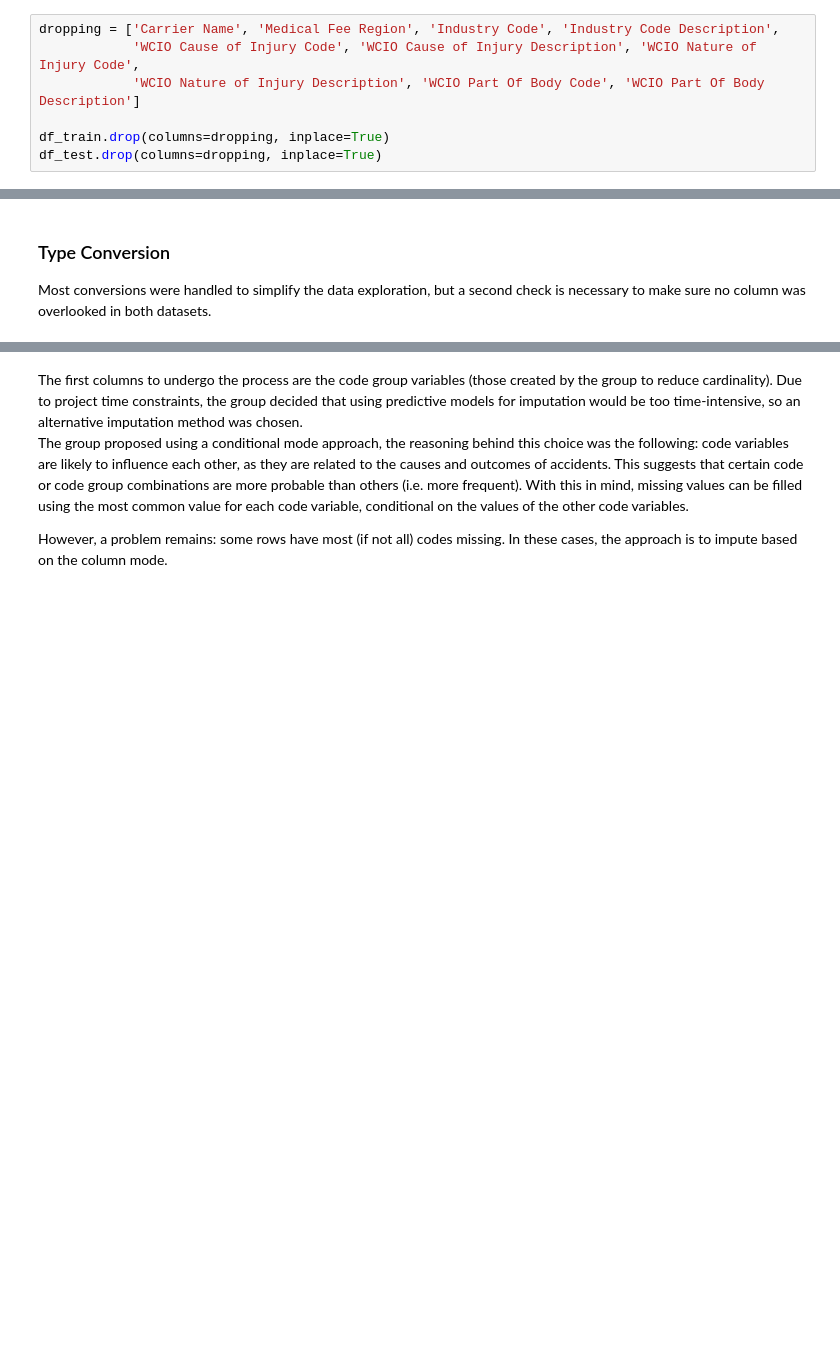
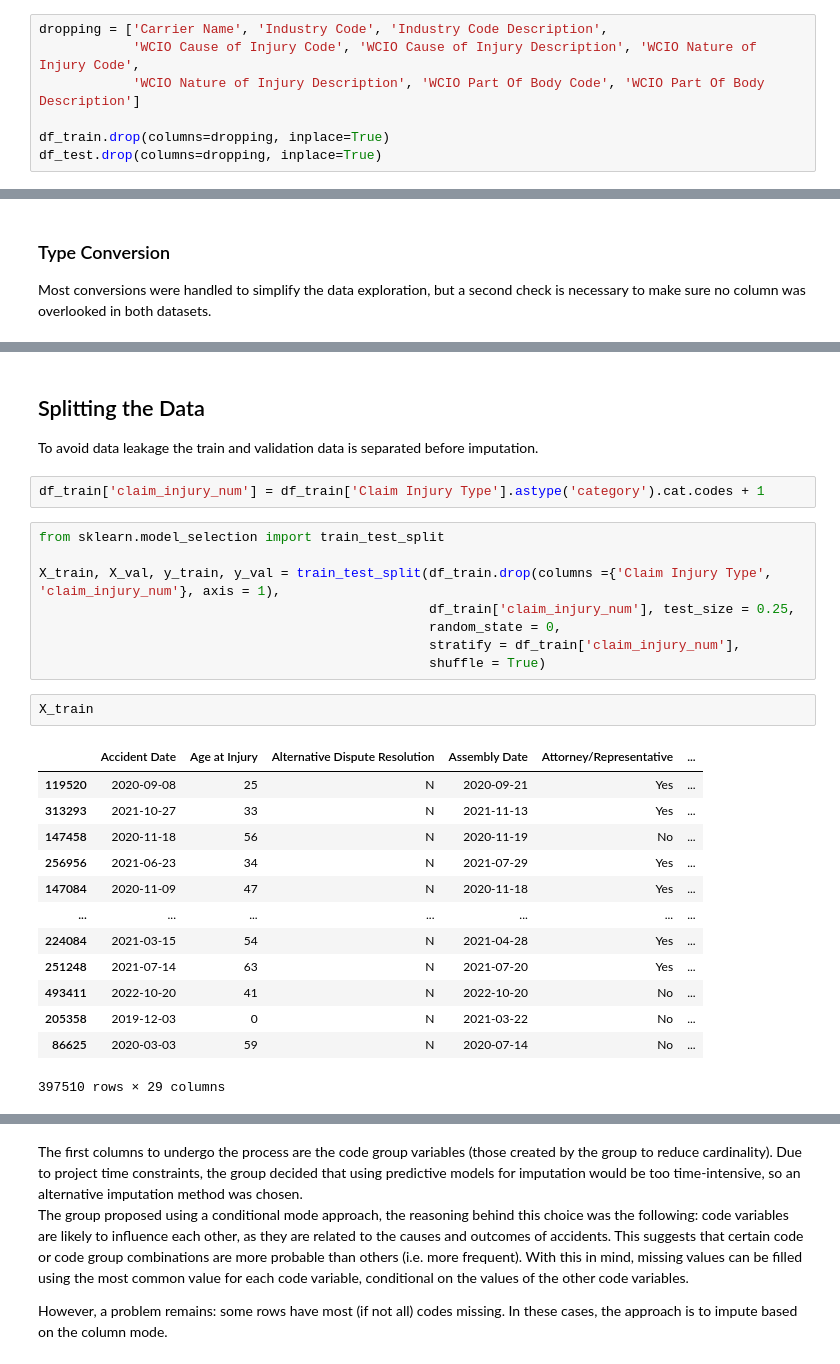
Before and after one commit to alex-alv3s/ML2425, a Jupyter notebook: 06.11.ipynb, the cells around one changed output, grey strips where cells are left out. Drawn from its saved outputs; the diff is of its cells as text; blank space fills up the shorter version.

```diff
--- a/06.11.ipynb
+++ b/06.11.ipynb
@@ -2039,7 +2072,7 @@ Categories (5, object): ['No Wage' < 'Low Wage' < 'Medium Wage' < 'High Wage' <
 
 Some of the data columns are simply irrelevant to the project's goal, they will therefore be removed.
 # %%
-dropping = ['Carrier Name', 'Medical Fee Region', 'Industry Code', 'Industry Code Description',
+dropping = ['Carrier Name', 'Industry Code', 'Industry Code Description',
             'WCIO Cause of Injury Code', 'WCIO Cause of Injury Description', 'WCIO Nature of Injury Code',
             'WCIO Nature of Injury Description', 'WCIO Part Of Body Code', 'WCIO Part Of Body Description']
 
@@ -2104 +2137,31 @@ memory usage: 114.7+ MB
+# %% [markdown]
+## Splitting the Data
+
+To avoid data leakage the train and validation data is separated before imputation.
+# %%
+df_train['claim_injury_num'] = df_train['Claim Injury Type'].astype('category').cat.codes + 1
+# %%
+from sklearn.model_selection import train_test_split
+
+X_train, X_val, y_train, y_val = train_test_split(df_train.drop(columns ={'Claim Injury Type', 'claim_injury_num'}, axis = 1),
+                                                  df_train['claim_injury_num'], test_size = 0.25,
+                                                  random_state = 0,
+                                                  stratify = df_train['claim_injury_num'],
+                                                  shuffle = True)
+# %%
+X_train
+# %% [output]
+|  | Accident Date | Age at Injury | Alternative Dispute Resolution | Assembly Date | Attorney/Representative | ... |
+| 119520 | 2020-09-08 | 25 | N | 2020-09-21 | Yes | ... |
+| 313293 | 2021-10-27 | 33 | N | 2021-11-13 | Yes | ... |
+| 147458 | 2020-11-18 | 56 | N | 2020-11-19 | No | ... |
+| 256956 | 2021-06-23 | 34 | N | 2021-07-29 | Yes | ... |
+| 147084 | 2020-11-09 | 47 | N | 2020-11-18 | Yes | ... |
+| ... | ... | ... | ... | ... | ... | ... |
+| 224084 | 2021-03-15 | 54 | N | 2021-04-28 | Yes | ... |
+| 251248 | 2021-07-14 | 63 | N | 2021-07-20 | Yes | ... |
+| 493411 | 2022-10-20 | 41 | N | 2022-10-20 | No | ... |
+| 205358 | 2019-12-03 | 0 | N | 2021-03-22 | No | ... |
+| 86625 | 2020-03-03 | 59 | N | 2020-07-14 | No | ... |
+397510 rows × 29 columns
 # %% [markdown]
```
Also changed, not shown: parts of 66 cells of this notebook.
